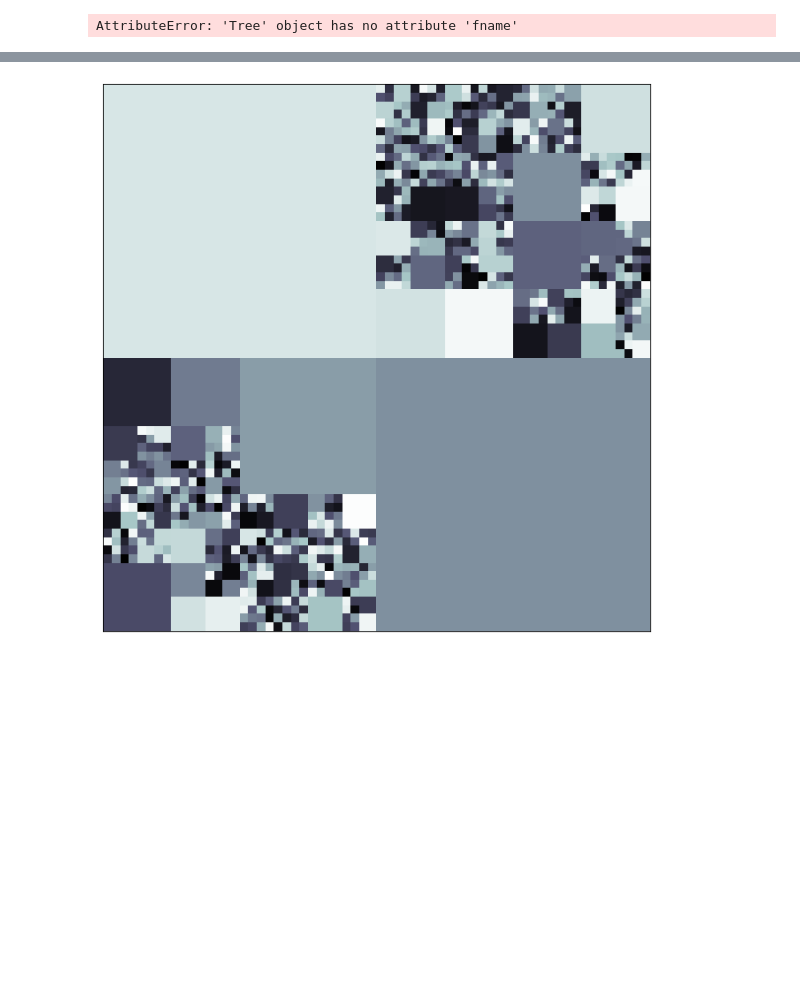
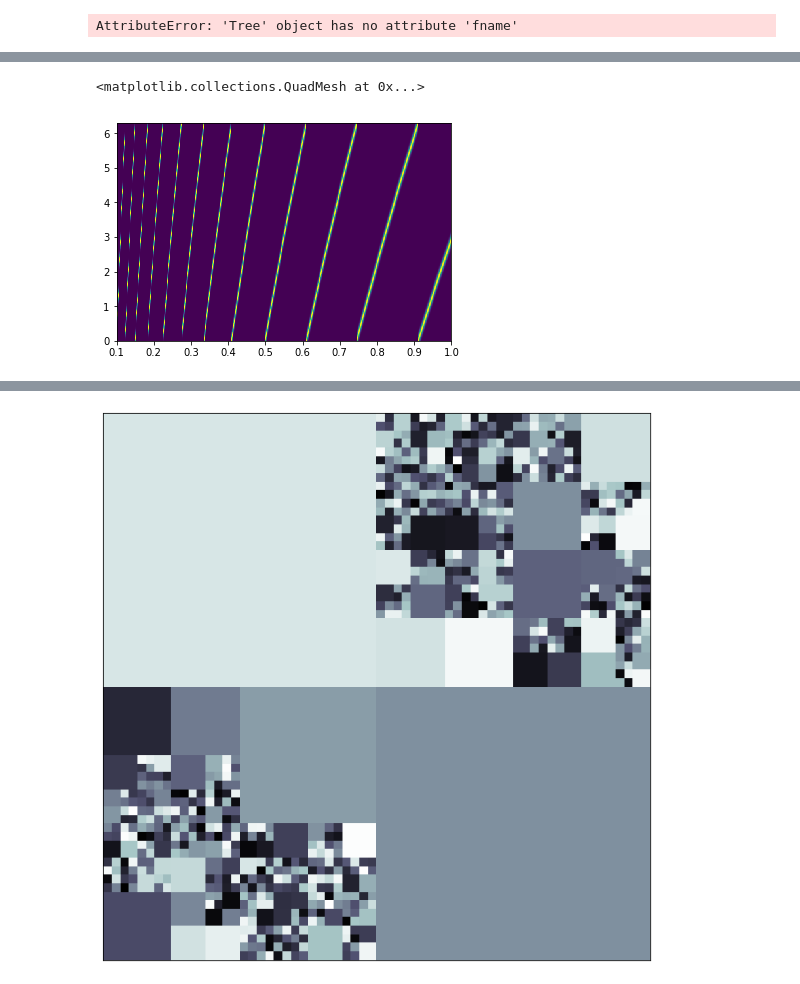
Before and after one commit to adamdempsey90/QuadTreeAMR, a Jupyter notebook: notebook/QuadTreeAMR.ipynb, the cells around one changed output, grey strips where cells are left out. Drawn from its saved outputs; the diff is of its cells as text; code cells hidden in the pictures; blank space fills up the shorter version.

```diff
--- a/notebook/QuadTreeAMR.ipynb
+++ b/notebook/QuadTreeAMR.ipynb
@@ -911,0 +1025,5 @@ AttributeError: 'Tree' object has no attribute 'root'
+# %%
+plt.pcolormesh(xx,yy,np.exp( -(yy-logspiral(xx,.5,.1))**2/(2*.1**2)))
+# %% [output]
+<matplotlib.collections.QuadMesh at 0x...>
+[figure, added]
```
Also changed, not shown: parts of 17 cells of this notebook, 1 other file.
